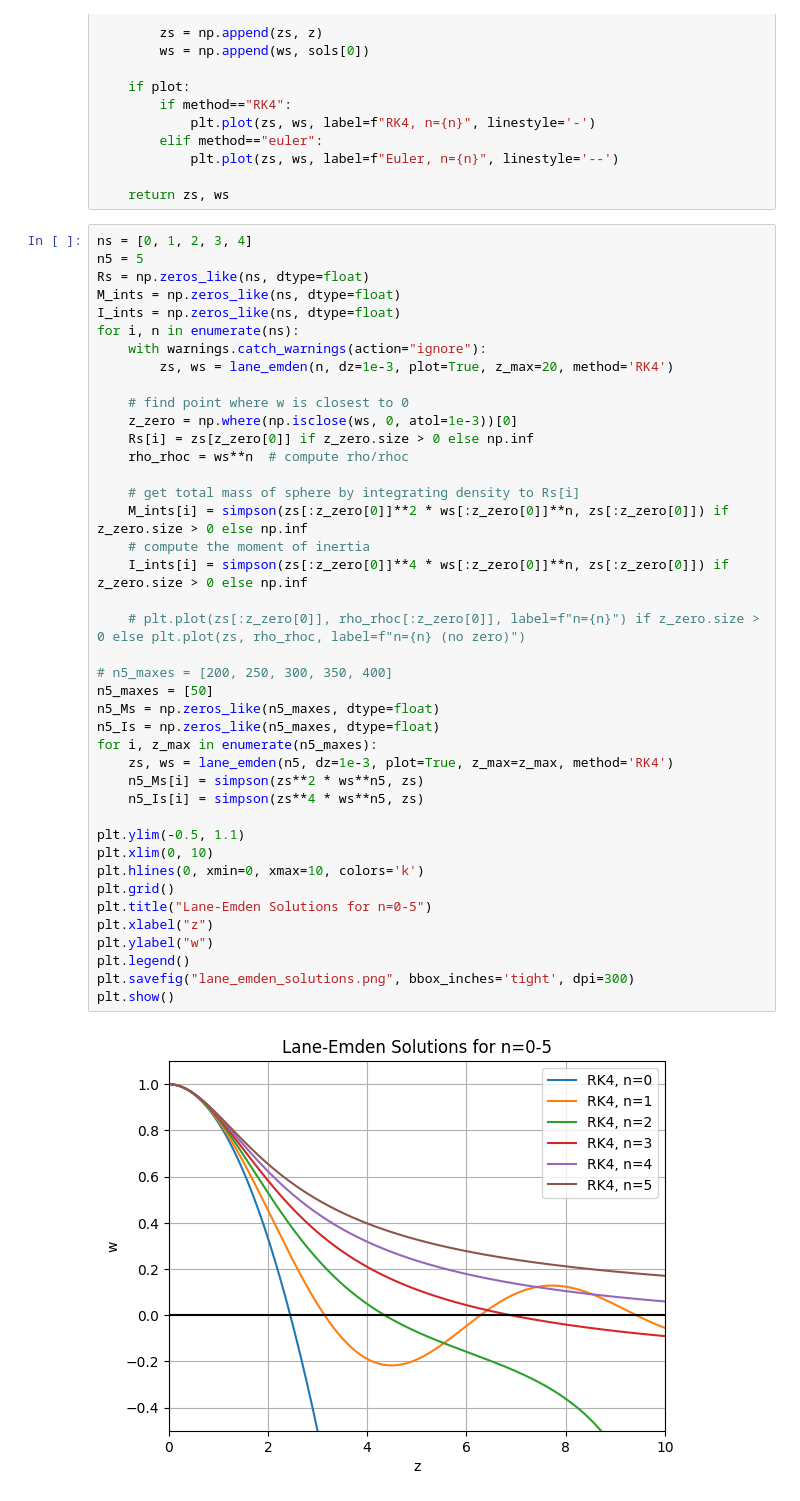
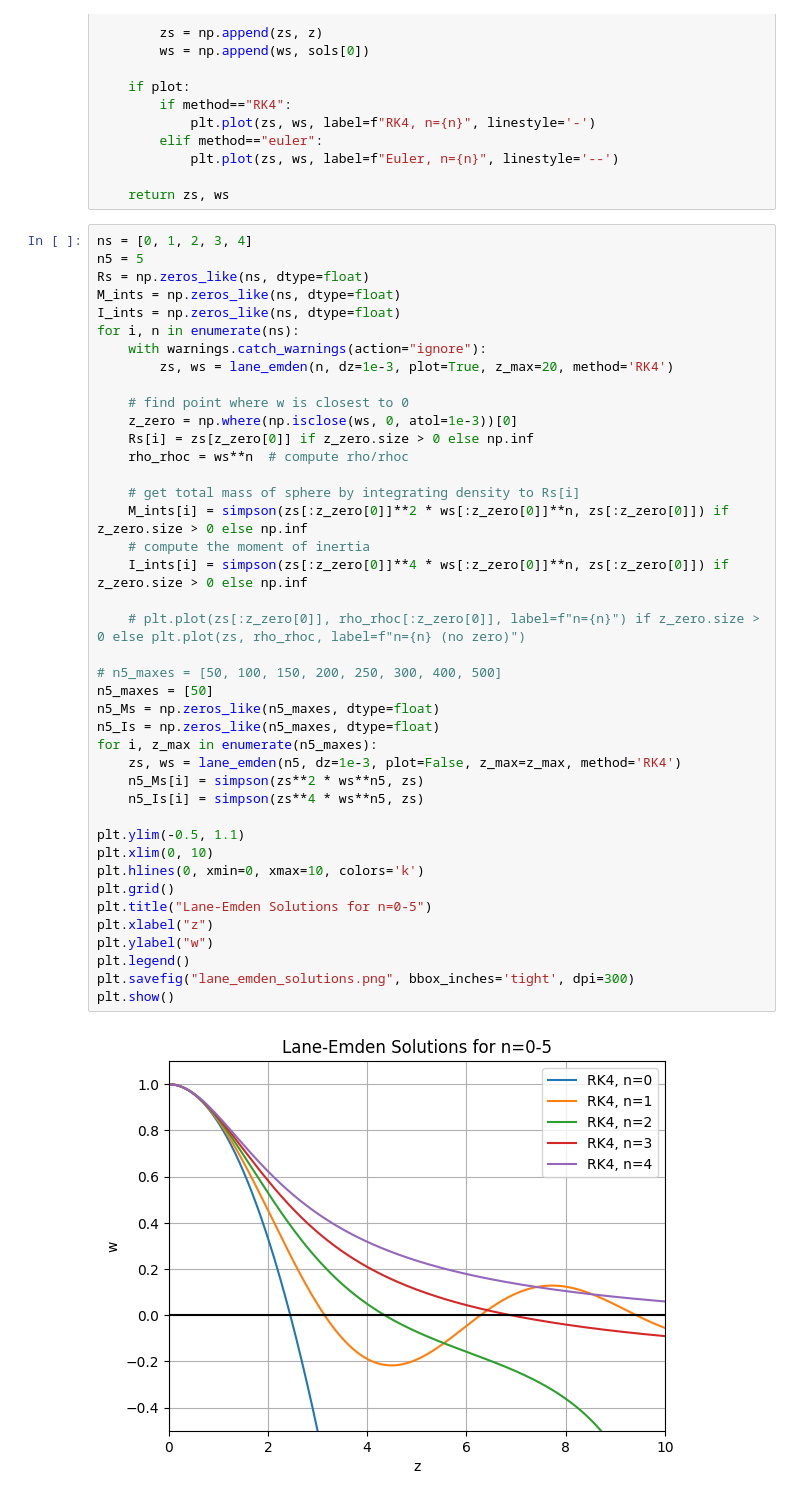
Before and after one commit to benjaminscully/AST1410, a Jupyter notebook: pset_1/q5.ipynb, the cells around one changed output. Cells and saved outputs as stored; diff of their text form.

```diff
--- a/pset_1/q5.ipynb
+++ b/pset_1/q5.ipynb
@@ -62,36 +62,36 @@ for i, n in enumerate(ns):
     # find point where w is closest to 0
     z_zero = np.where(np.isclose(ws, 0, atol=1e-3))[0]
     Rs[i] = zs[z_zero[0]] if z_zero.size > 0 else np.inf
     rho_rhoc = ws**n  # compute rho/rhoc
 
     # get total mass of sphere by integrating density to Rs[i]
     M_ints[i] = simpson(zs[:z_zero[0]]**2 * ws[:z_zero[0]]**n, zs[:z_zero[0]]) if z_zero.size > 0 else np.inf
     # compute the moment of inertia
     I_ints[i] = simpson(zs[:z_zero[0]]**4 * ws[:z_zero[0]]**n, zs[:z_zero[0]]) if z_zero.size > 0 else np.inf
 
     # plt.plot(zs[:z_zero[0]], rho_rhoc[:z_zero[0]], label=f"n={n}") if z_zero.size > 0 else plt.plot(zs, rho_rhoc, label=f"n={n} (no zero)")
 
-# n5_maxes = [200, 250, 300, 350, 400]
+# n5_maxes = [50, 100, 150, 200, 250, 300, 400, 500]
 n5_maxes = [50]
 n5_Ms = np.zeros_like(n5_maxes, dtype=float)
 n5_Is = np.zeros_like(n5_maxes, dtype=float)
 for i, z_max in enumerate(n5_maxes):
-    zs, ws = lane_emden(n5, dz=1e-3, plot=True, z_max=z_max, method='RK4')
+    zs, ws = lane_emden(n5, dz=1e-3, plot=False, z_max=z_max, method='RK4')
     n5_Ms[i] = simpson(zs**2 * ws**n5, zs)
     n5_Is[i] = simpson(zs**4 * ws**n5, zs)
 
 plt.ylim(-0.5, 1.1)
 plt.xlim(0, 10)
 plt.hlines(0, xmin=0, xmax=10, colors='k')
 plt.grid()
 plt.title("Lane-Emden Solutions for n=0-5")
 plt.xlabel("z")
 plt.ylabel("w")
 plt.legend()
 plt.savefig("lane_emden_solutions.png", bbox_inches='tight', dpi=300)
 plt.show()
 # %% [output]
-[figure, old version]
+[figure, new version]
 # %%
 for i, n in enumerate(ns):
     print(f"n={n}: z_zero={Rs[i]:.3f}, M_int={M_ints[i]:.4f}, I_int={I_ints[i]:.4f}")
```
Also changed, not shown: parts of 1 cell of this notebook, 1 other file.
